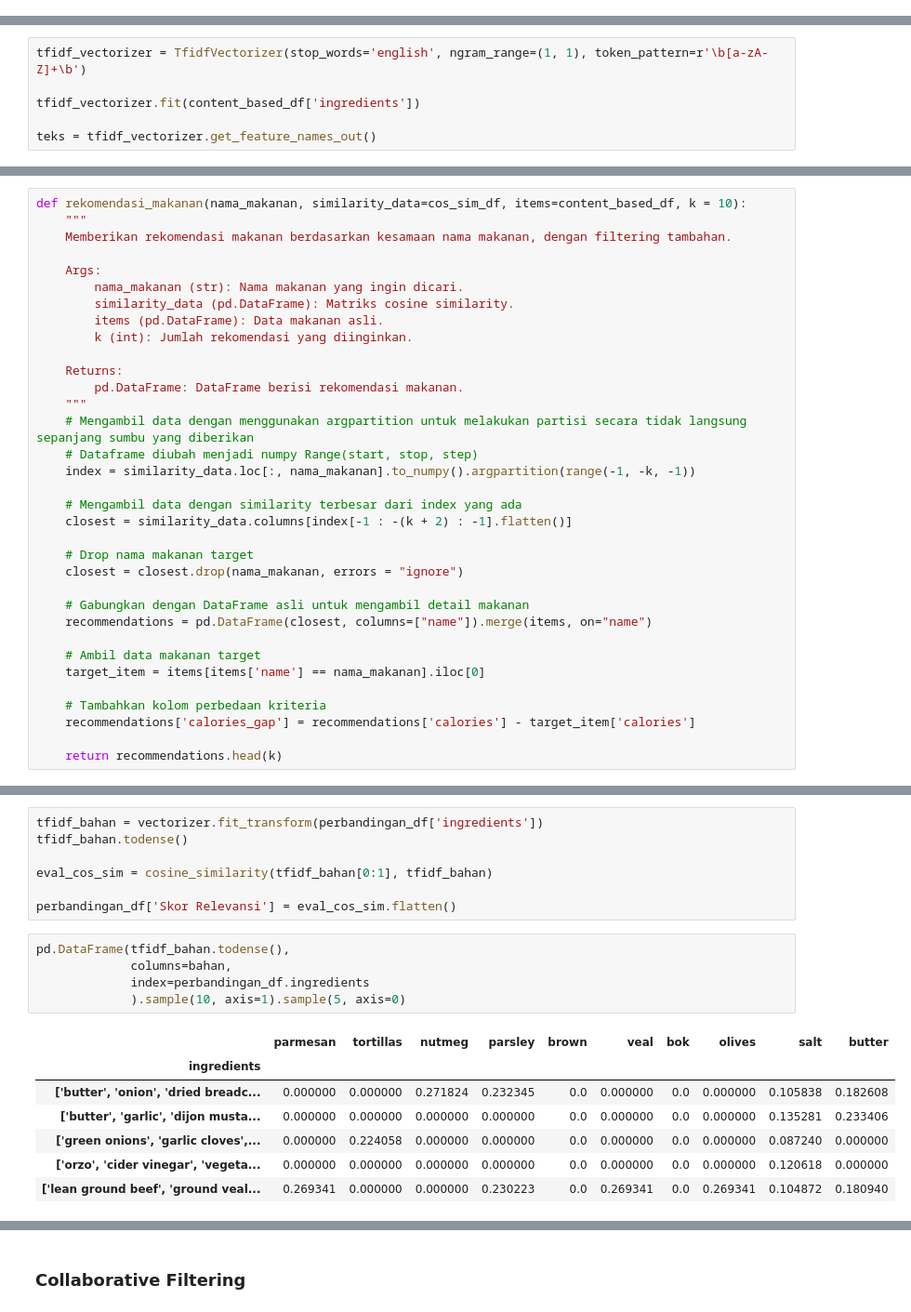
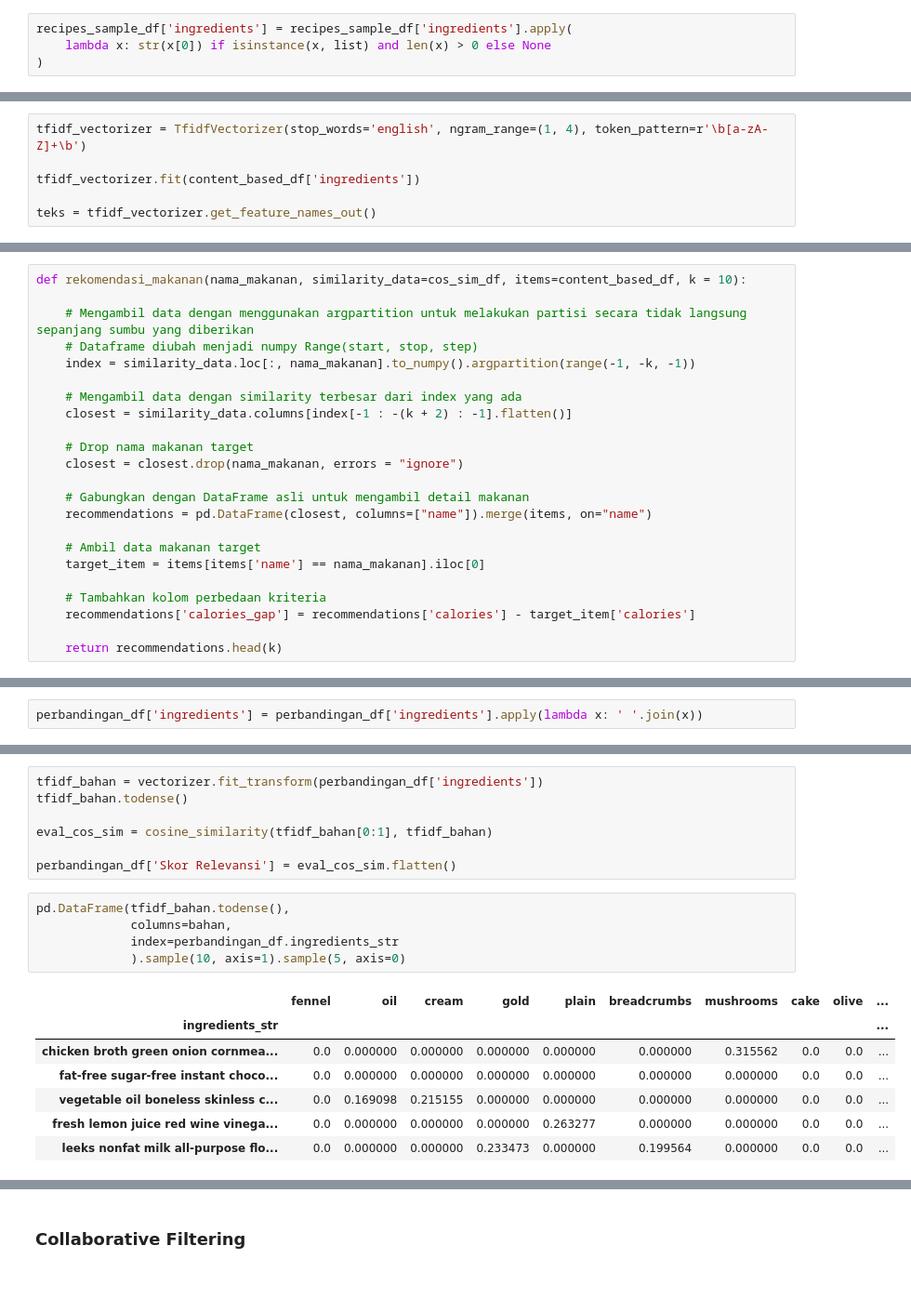
Before and after one commit to Sulbae/OlahGizi-Project, a Jupyter notebook: Food Recommender/notebook.ipynb, the cells around one changed output, grey strips where cells are left out. Shown at 93% size. Saved outputs shown, nothing was run; the diff lists cells and outputs as text; blank space fills up the shorter version.

```diff
--- a/Food Recommender/notebook.ipynb
+++ b/Food Recommender/notebook.ipynb
@@ -570,0 +579,4 @@ Name: ingredients, dtype: object
+# %%
+recipes_sample_df['ingredients'] = recipes_sample_df['ingredients'].apply(
+    lambda x: str(x[0]) if isinstance(x, list) and len(x) > 0 else None
+)
@@ -612,7 +661,7 @@ memory usage: 109.9+ KB
 # %% [markdown]
 Mengubah data teks menjadi vektor numerik:
 # %%
-tfidf_vectorizer = TfidfVectorizer(stop_words='english', ngram_range=(1, 1), token_pattern=r'\b[a-zA-Z]+\b')
+tfidf_vectorizer = TfidfVectorizer(stop_words='english', ngram_range=(1, 4), token_pattern=r'\b[a-zA-Z]+\b')
 
 tfidf_vectorizer.fit(content_based_df['ingredients'])
 
@@ -1004,18 +1055,7 @@ train_result.show()
 ### Content Based Filtering
 # %%
 def rekomendasi_makanan(nama_makanan, similarity_data=cos_sim_df, items=content_based_df, k = 10):
-    """
-    Memberikan rekomendasi makanan berdasarkan kesamaan nama makanan, dengan filtering tambahan.
 
-    Args:
-        nama_makanan (str): Nama makanan yang ingin dicari.
-        similarity_data (pd.DataFrame): Matriks cosine similarity.
-        items (pd.DataFrame): Data makanan asli.
-        k (int): Jumlah rekomendasi yang diinginkan.
-
-    Returns:
-        pd.DataFrame: DataFrame berisi rekomendasi makanan.
-    """
     # Mengambil data dengan menggunakan argpartition untuk melakukan partisi secara tidak langsung sepanjang sumbu yang diberikan
     # Dataframe diubah menjadi numpy Range(start, stop, step)
     index = similarity_data.loc[:, nama_makanan].to_numpy().argpartition(range(-1, -k, -1))
@@ -1187,6 +1243,8 @@ perbandingan_df
 Menghitung nilai relevansi dengan cara membandingkan kemiripan bahan baku pada makanan yang direkomendasikan model:
 # %%
 vectorizer = TfidfVectorizer(stop_words='english', ngram_range=(1,1))
+# %%
+perbandingan_df['ingredients'] = perbandingan_df['ingredients'].apply(lambda x: ' '.join(x))
 # %%
 vectorizer.fit(perbandingan_df['ingredients'])
 
@@ -1220,16 +1283,16 @@ perbandingan_df['Skor Relevansi'] = eval_cos_sim.flatten()
 # %%
 pd.DataFrame(tfidf_bahan.todense(),
              columns=bahan,
-             index=perbandingan_df.ingredients
+             index=perbandingan_df.ingredients_str
              ).sample(10, axis=1).sample(5, axis=0)
 # %% [output]
-|  | parmesan | tortillas | nutmeg | parsley | brown | veal | bok | olives | salt | butter |
-| ingredients |  |  |  |  |  |  |  |  |  |  |
-| ['butter', 'onion', 'dried breadc... | 0.000000 | 0.000000 | 0.271824 | 0.232345 | 0.0 | 0.000000 | 0.0 | 0.000000 | 0.105838 | 0.182608 |
-| ['butter', 'garlic', 'dijon musta... | 0.000000 | 0.000000 | 0.000000 | 0.000000 | 0.0 | 0.000000 | 0.0 | 0.000000 | 0.135281 | 0.233406 |
-| ['green onions', 'garlic cloves',... | 0.000000 | 0.224058 | 0.000000 | 0.000000 | 0.0 | 0.000000 | 0.0 | 0.000000 | 0.087240 | 0.000000 |
-| ['orzo', 'cider vinegar', 'vegeta... | 0.000000 | 0.000000 | 0.000000 | 0.000000 | 0.0 | 0.000000 | 0.0 | 0.000000 | 0.120618 | 0.000000 |
-| ['lean ground beef', 'ground veal... | 0.269341 | 0.000000 | 0.000000 | 0.230223 | 0.0 | 0.269341 | 0.0 | 0.269341 | 0.104872 | 0.180940 |
+|  | fennel | oil | cream | gold | plain | breadcrumbs | mushrooms | cake | olive | ... |
+| ingredients_str |  |  |  |  |  |  |  |  |  | ... |
+| chicken broth green onion cornmea... | 0.0 | 0.000000 | 0.000000 | 0.000000 | 0.000000 | 0.000000 | 0.315562 | 0.0 | 0.0 | ... |
+| fat-free sugar-free instant choco... | 0.0 | 0.000000 | 0.000000 | 0.000000 | 0.000000 | 0.000000 | 0.000000 | 0.0 | 0.0 | ... |
+| vegetable oil boneless skinless c... | 0.0 | 0.169098 | 0.215155 | 0.000000 | 0.000000 | 0.000000 | 0.000000 | 0.0 | 0.0 | ... |
+| fresh lemon juice red wine vinega... | 0.0 | 0.000000 | 0.000000 | 0.000000 | 0.263277 | 0.000000 | 0.000000 | 0.0 | 0.0 | ... |
+| leeks nonfat milk all-purpose flo... | 0.0 | 0.000000 | 0.000000 | 0.233473 | 0.000000 | 0.199564 | 0.000000 | 0.0 | 0.0 | ... |
 # %%
 perbandingan_df
 # %% [output]
```
Also changed, not shown: parts of 31 cells of this notebook, 2 other files.
